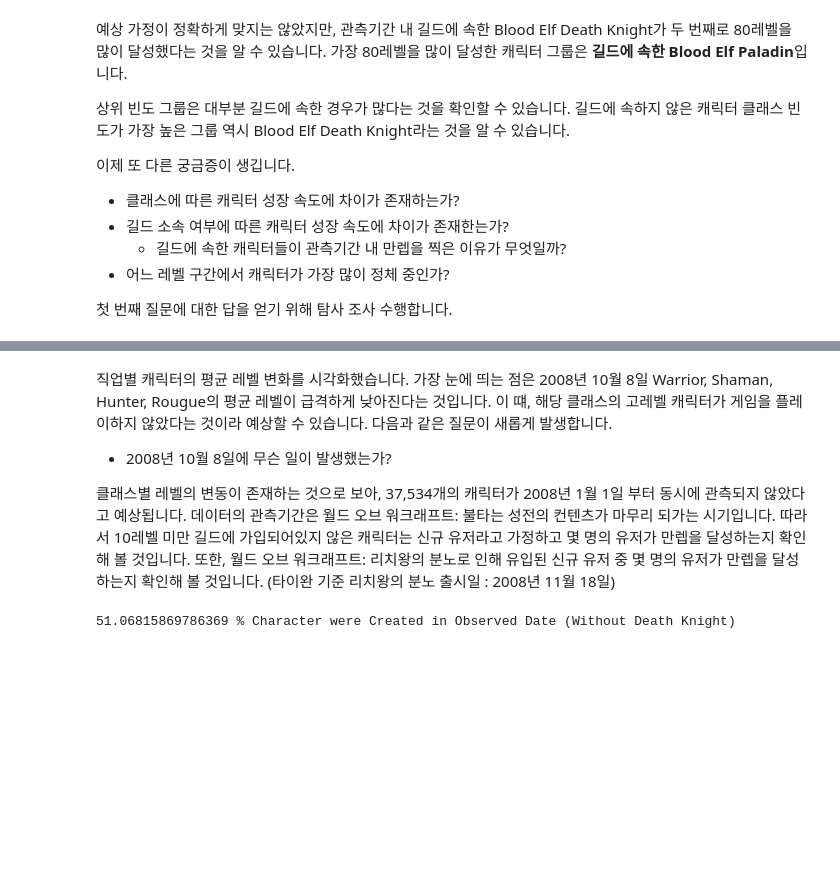
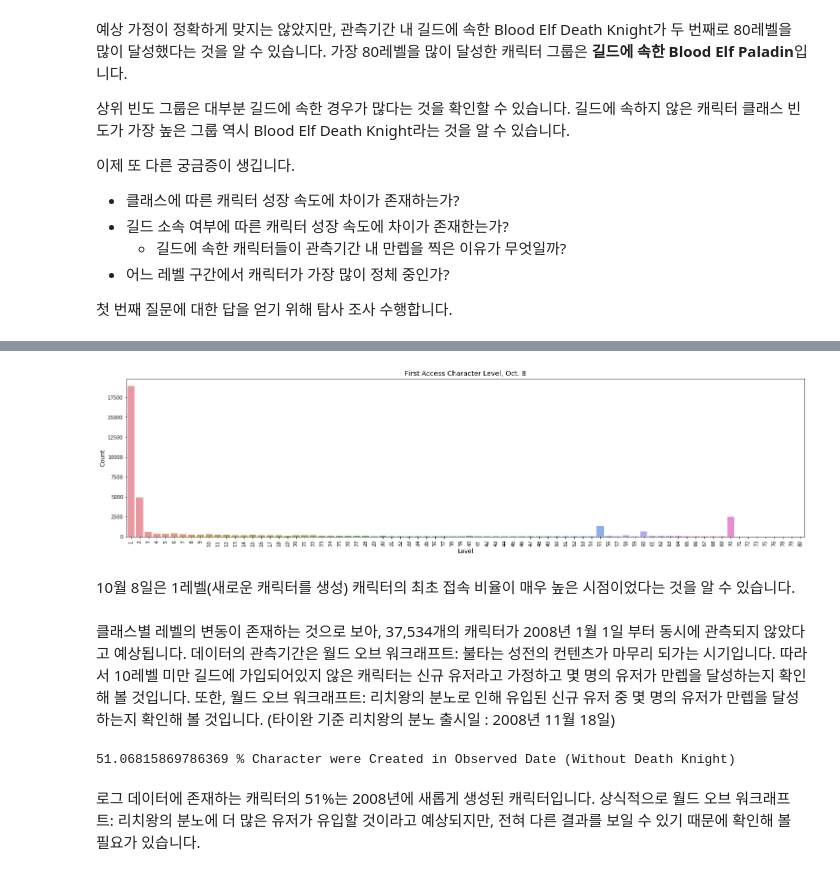
Before and after one commit to SSANGMAN/WoW-Network-Analysis, a Jupyter notebook: ipynb/Game_Network_Analysis_EDA.ipynb, the cells around one changed output, grey strips where cells are left out. Drawn from its saved outputs; the diff is of its cells as text; code cells hidden in the pictures; blank space fills up the shorter version.

```diff
--- a/ipynb/Game_Network_Analysis_EDA.ipynb
+++ b/ipynb/Game_Network_Analysis_EDA.ipynb
@@ -315,6 +333,23 @@ fig.show()
+# %%
+tmp = wowah_data.groupby('char')['level'].min()
+
+
+tmp = wowah_data.loc[(wowah_data['timestamp'] >= pd.to_datetime('2008-10-08 00:00:00')) & (wowah_data['timestamp'] < pd.to_datetime('2008-10-09'))]
+tmp = wowah_data.drop_duplicates(subset = 'char', keep = 'first')
+
+plt.figure(figsize = (25,6))
+
+sns.countplot(tmp['level'])
+plt.xticks(rotation = 90)
+plt.title('First Access Character Level, Oct. 8', fontsize = 14)
+plt.ylabel('Count', fontsize = 12)
+plt.xlabel('Level', fontsize = 12)
+
+plt.show()
+# %% [output]
+[figure, added]
+# %% [markdown]
+10월 8일은 1레벨(새로운 캐릭터를 생성) 캐릭터의 최초 접속 비율이 매우 높은 시점이었다는 것을 알 수 있습니다.
 # %% [markdown]
-직업별 캐릭터의 평균 레벨 변화를 시각화했습니다. 가장 눈에 띄는 점은 2008년 10월 8일 Warrior, Shaman, Hunter, Rougue의 평균 레벨이 급격하게 낮아진다는 것입니다. 이 떄, 해당 클래스의 고레벨 캐릭터가 게임을 플레이하지 않았다는 것이라 예상할 수 있습니다. 다음과 같은 질문이 새롭게 발생합니다.
-- 2008년 10월 8일에 무슨 일이 발생했는가?
-
 클래스별 레벨의 변동이 존재하는 것으로 보아, 37,534개의 캐릭터가 2008년 1월 1일 부터 동시에 관측되지 않았다고 예상됩니다. 데이터의 관측기간은 월드 오브 워크래프트: 불타는 성전의 컨텐츠가 마무리 되가는 시기입니다. 따라서 10레벨 미만 길드에 가입되어있지 않은 캐릭터는 신규 유저라고 가정하고 몇 명의 유저가 만렙을 달성하는지 확인해 볼 것입니다. 또한, 월드 오브 워크래프트: 리치왕의 분노로 인해 유입된 신규 유저 중 몇 명의 유저가 만렙을 달성하는지 확인해 볼 것입니다. (타이완 기준 리치왕의 분노 출시일 : 2008년 11월 18일)
 # %%
@@ -325,3 +360,5 @@ noob = noob.drop_duplicates(subset = 'char')
 print('{} % Character were Created in Observed Date (Without Death Knight)'.format(len(noob)/wowah_data['char'].nunique()*100))
 # %% [output]
 51.06815869786369 % Character were Created in Observed Date (Without Death Knight)
+# %% [markdown]
+로그 데이터에 존재하는 캐릭터의 51%는 2008년에 새롭게 생성된 캐릭터입니다. 상식적으로 월드 오브 워크래프트: 리치왕의 분노에 더 많은 유저가 유입할 것이라고 예상되지만, 전혀 다른 결과를 보일 수 있기 때문에 확인해 볼 필요가 있습니다.
```
Also changed, not shown: parts of 7 cells of this notebook, 1 other file.
